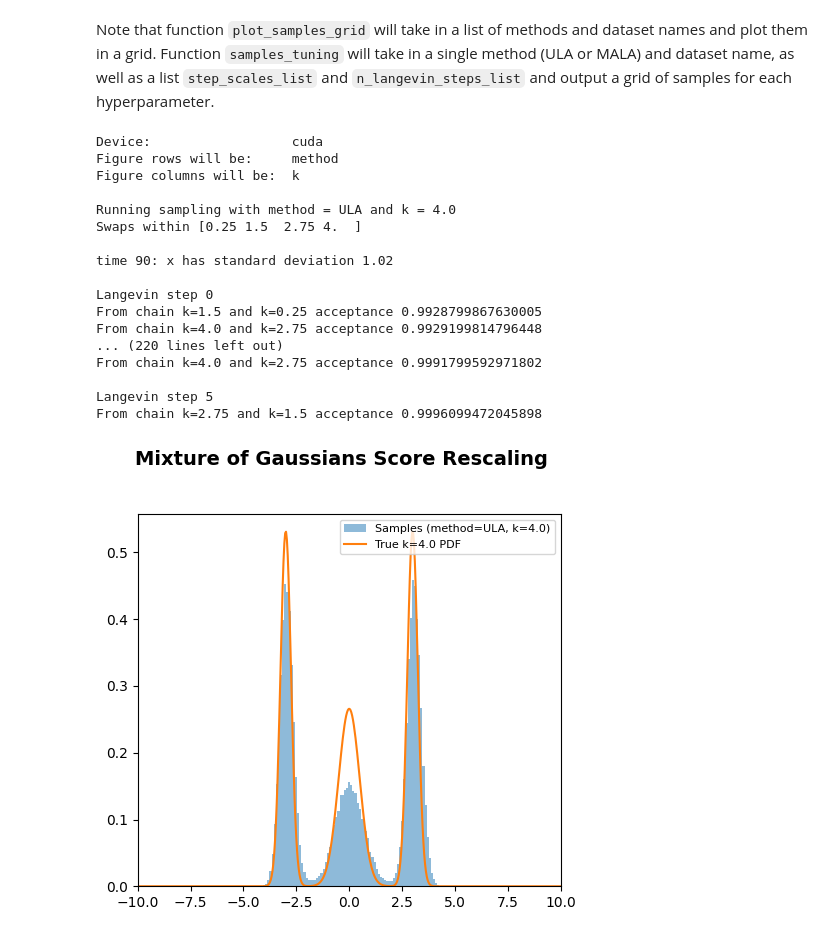
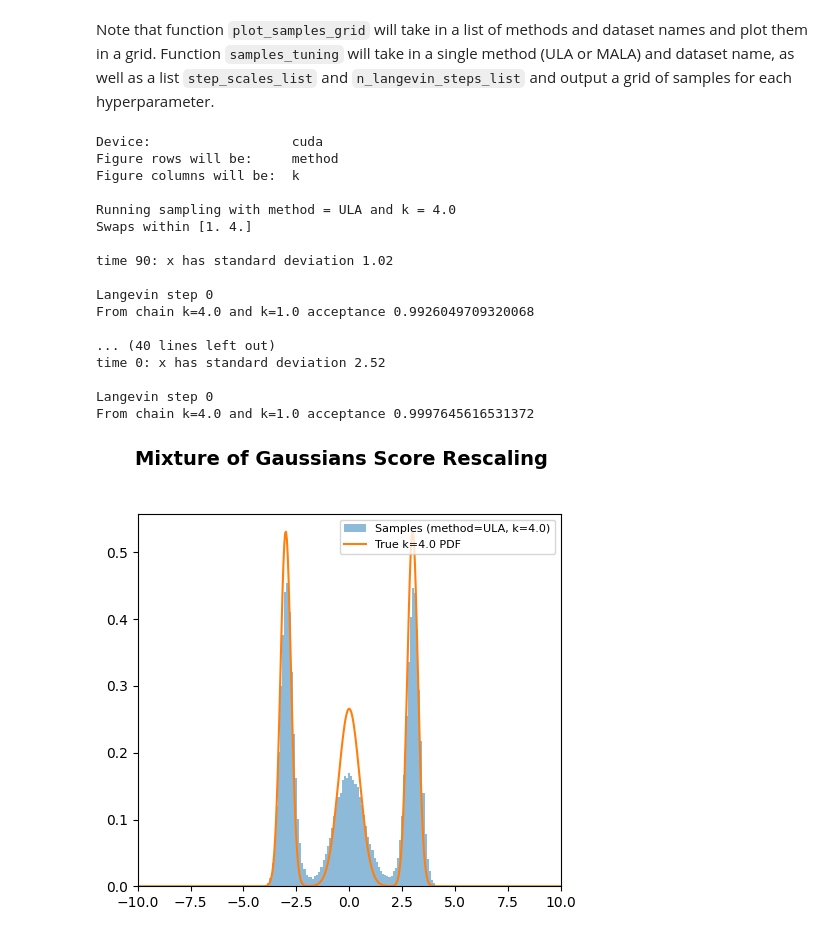
Before and after one commit to oatmeallover/parallel_tempering, a Jupyter notebook: tempered_energy.ipynb, the cells around one changed output. Saved outputs shown, nothing was run; the diff lists cells and outputs as text; code cells hidden in the pictures.

Commit message:
plots

```diff
--- a/tempered_energy.ipynb
+++ b/tempered_energy.ipynb
@@ -16,37 +16,37 @@ Note that function `plot_samples_grid` will take in a list of methods and datase
 # %%
 dataset_name = "composed"
 methods = ["ULA"]
 k = [4.0]
 sigma = 0.5
 step_scale = 0.5
-n_langevin_steps = 6
-filename = None
+n_langevin_steps = 1
+filename = "testing_parallel"
 
-_ = plot_samples_grid(
+samples, figures = plot_samples_grid(
 	dataset_name=dataset_name,
 	method=methods,
 	k=k,
 	sigma=sigma,
 	step_scale=step_scale,
 	n_langevin_steps=n_langevin_steps,
 	x_limit = 10, save_dir="figures", filename=filename
 )
 # %% [output]
 Device:                  cuda
 Figure rows will be:     method
 Figure columns will be:  k
 
 Running sampling with method = ULA and k = 4.0
-Swaps within [0.25 1.5  2.75 4.  ]
+Swaps within [1. 4.]
 
 time 90: x has standard deviation 1.02
 
 Langevin step 0
-From chain k=1.5 and k=0.25 acceptance 0.9928799867630005
-From chain k=4.0 and k=2.75 acceptance 0.9929199814796448
-... (220 lines left out)
-From chain k=4.0 and k=2.75 acceptance 0.9991799592971802
+From chain k=4.0 and k=1.0 acceptance 0.9926049709320068
 
-Langevin step 5
-From chain k=2.75 and k=1.5 acceptance 0.9996099472045898
+... (40 lines left out)
+time 0: x has standard deviation 2.52
+
+Langevin step 0
+From chain k=4.0 and k=1.0 acceptance 0.9997645616531372
-[figure, old version]
+[figure, new version]
```
Also changed, not shown: parts of 2 cells of this notebook, 3 other files.
